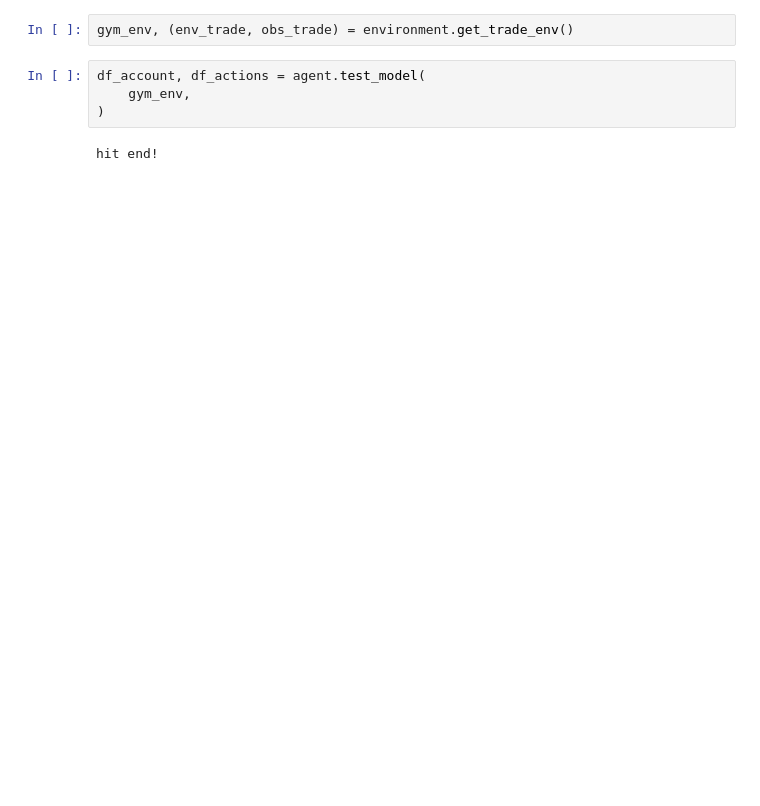
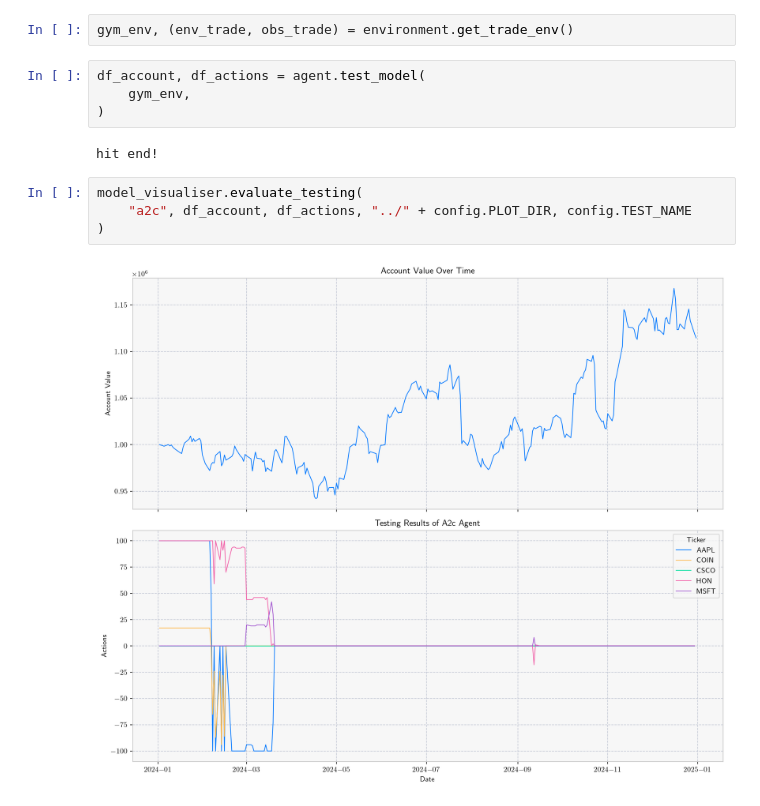
Before and after one commit to ingridpi/xdl-portfolio, a Jupyter notebook: examples/environment_agents.ipynb, the cells around one changed output. Saved outputs shown, nothing was run; the diff lists cells and outputs as text; blank space fills up the shorter version.

```diff
--- a/examples/environment_agents.ipynb
+++ b/examples/environment_agents.ipynb
@@ -73,3 +85,9 @@ df_account, df_actions = agent.test_model(
 )
 # %% [output]
 hit end!
+# %%
+model_visualiser.evaluate_testing(
+    "a2c", df_account, df_actions, "../" + config.PLOT_DIR, config.TEST_NAME
+)
+# %% [output]
+[figure, added]
```
Also changed, not shown: parts of 6 cells of this notebook, 3 other files.
